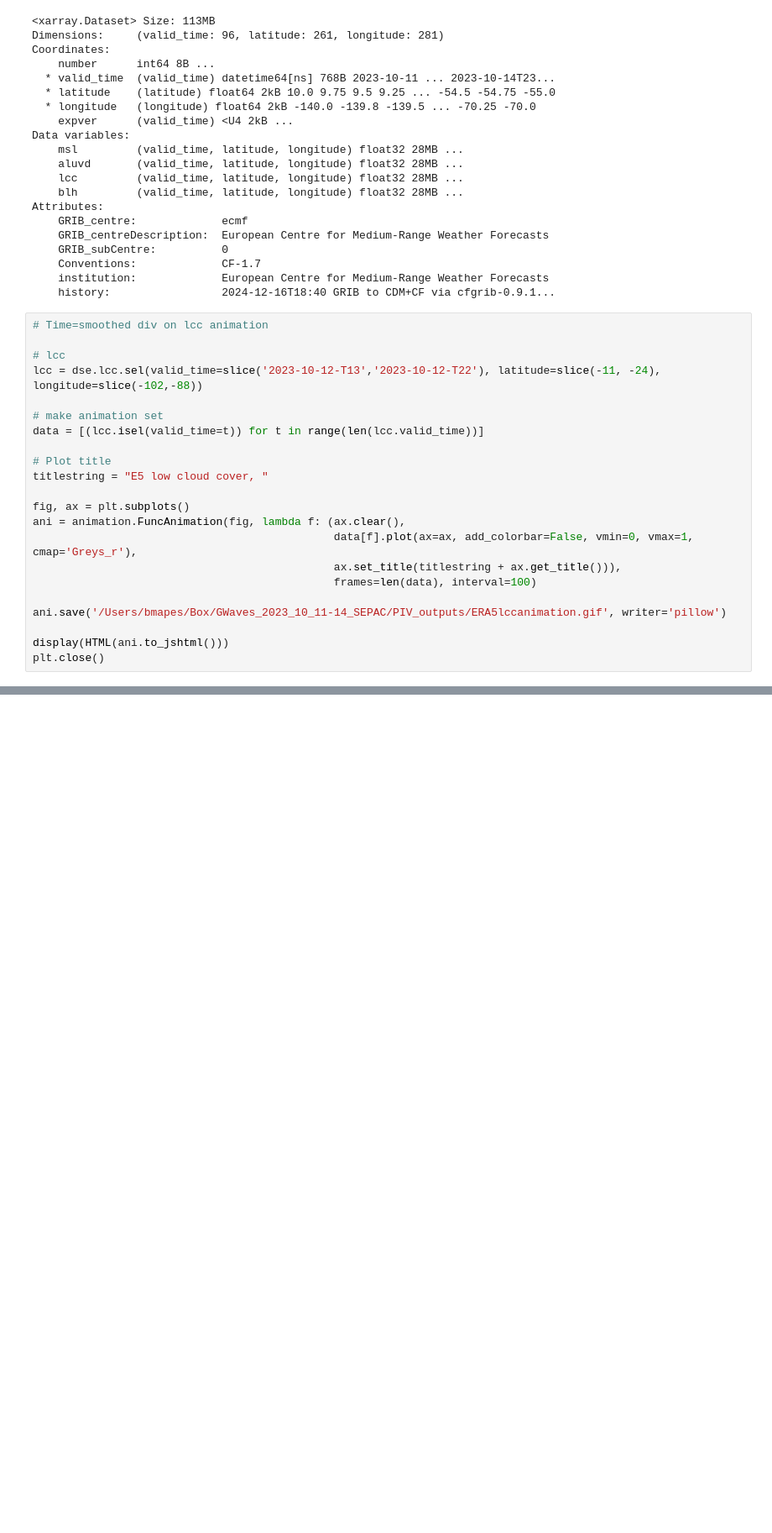
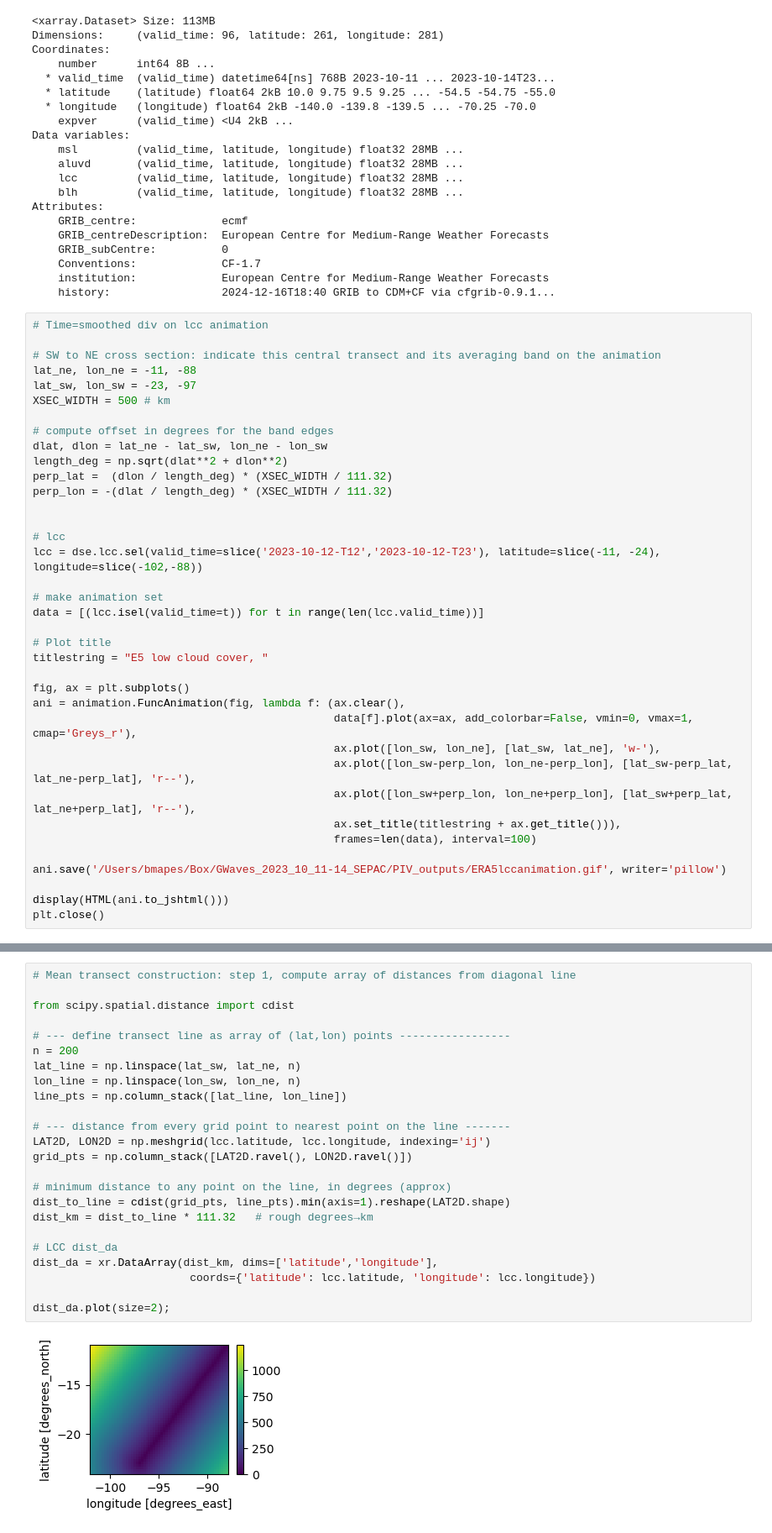
Before and after one commit to hannachaja/stratocu_waves, a Jupyter notebook: ERA5_lcc_PIVdiv.ipynb, the cells around one changed output, grey strips where cells are left out. Shown at 84% size. Drawn from its saved outputs; the diff is of its cells as text; blank space fills up the shorter version.

```diff
--- a/ERA5_lcc_PIVdiv.ipynb
+++ b/ERA5_lcc_PIVdiv.ipynb
@@ -71,8 +71,20 @@ Attributes:
 # %%
 # Time=smoothed div on lcc animation
 
+# SW to NE cross section: indicate this central transect and its averaging band on the animation
+lat_ne, lon_ne = -11, -88
+lat_sw, lon_sw = -23, -97
+XSEC_WIDTH = 500 # km
+
+# compute offset in degrees for the band edges
+dlat, dlon = lat_ne - lat_sw, lon_ne - lon_sw
+length_deg = np.sqrt(dlat**2 + dlon**2)
+perp_lat =  (dlon / length_deg) * (XSEC_WIDTH / 111.32)
+perp_lon = -(dlat / length_deg) * (XSEC_WIDTH / 111.32)
+
+
 # lcc
-lcc = dse.lcc.sel(valid_time=slice('2023-10-12-T13','2023-10-12-T22'), latitude=slice(-11, -24), longitude=slice(-102,-88))
+lcc = dse.lcc.sel(valid_time=slice('2023-10-12-T12','2023-10-12-T23'), latitude=slice(-11, -24), longitude=slice(-102,-88))
 
 # make animation set
 data = [(lcc.isel(valid_time=t)) for t in range(len(lcc.valid_time))]
@@ -83,6 +95,9 @@ titlestring = "E5 low cloud cover, "
 fig, ax = plt.subplots()
 ani = animation.FuncAnimation(fig, lambda f: (ax.clear(),
                                               data[f].plot(ax=ax, add_colorbar=False, vmin=0, vmax=1, cmap='Greys_r'),
+                                              ax.plot([lon_sw, lon_ne], [lat_sw, lat_ne], 'w-'),
+                                              ax.plot([lon_sw-perp_lon, lon_ne-perp_lon], [lat_sw-perp_lat, lat_ne-perp_lat], 'r--'),
+                                              ax.plot([lon_sw+perp_lon, lon_ne+perp_lon], [lat_sw+perp_lat, lat_ne+perp_lat], 'r--'),
                                               ax.set_title(titlestring + ax.get_title())),
                                               frames=len(data), interval=100)
 
@@ -120,3 +141,29 @@ display(HTML(ani.to_jshtml()))
 plt.close()
 # %% [output]
 [interactive output not drawn]
+# %%
+# Mean transect construction: step 1, compute array of distances from diagonal line
+
+from scipy.spatial.distance import cdist
+
+# --- define transect line as array of (lat,lon) points -----------------
+n = 200
+lat_line = np.linspace(lat_sw, lat_ne, n)
+lon_line = np.linspace(lon_sw, lon_ne, n)
+line_pts = np.column_stack([lat_line, lon_line])
+
+# --- distance from every grid point to nearest point on the line -------
+LAT2D, LON2D = np.meshgrid(lcc.latitude, lcc.longitude, indexing='ij')
+grid_pts = np.column_stack([LAT2D.ravel(), LON2D.ravel()])
+
+# minimum distance to any point on the line, in degrees (approx)
+dist_to_line = cdist(grid_pts, line_pts).min(axis=1).reshape(LAT2D.shape)
+dist_km = dist_to_line * 111.32   # rough degrees→km
+
+# LCC dist_da
+dist_da = xr.DataArray(dist_km, dims=['latitude','longitude'],
+                        coords={'latitude': lcc.latitude, 'longitude': lcc.longitude})
+
+dist_da.plot(size=2);
+# %% [output]
+[figure, added]
```
Also changed, not shown: parts of 5 cells of this notebook.
